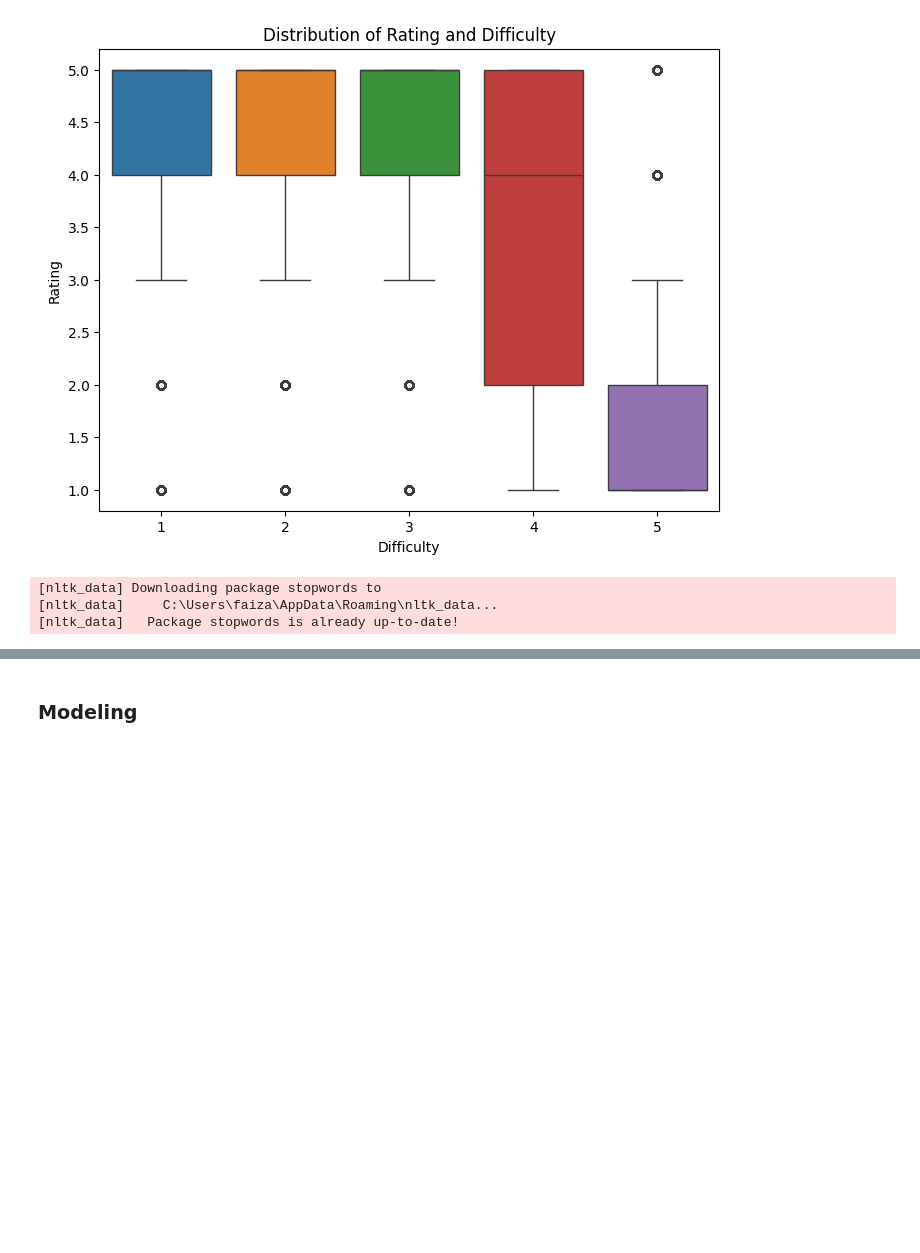
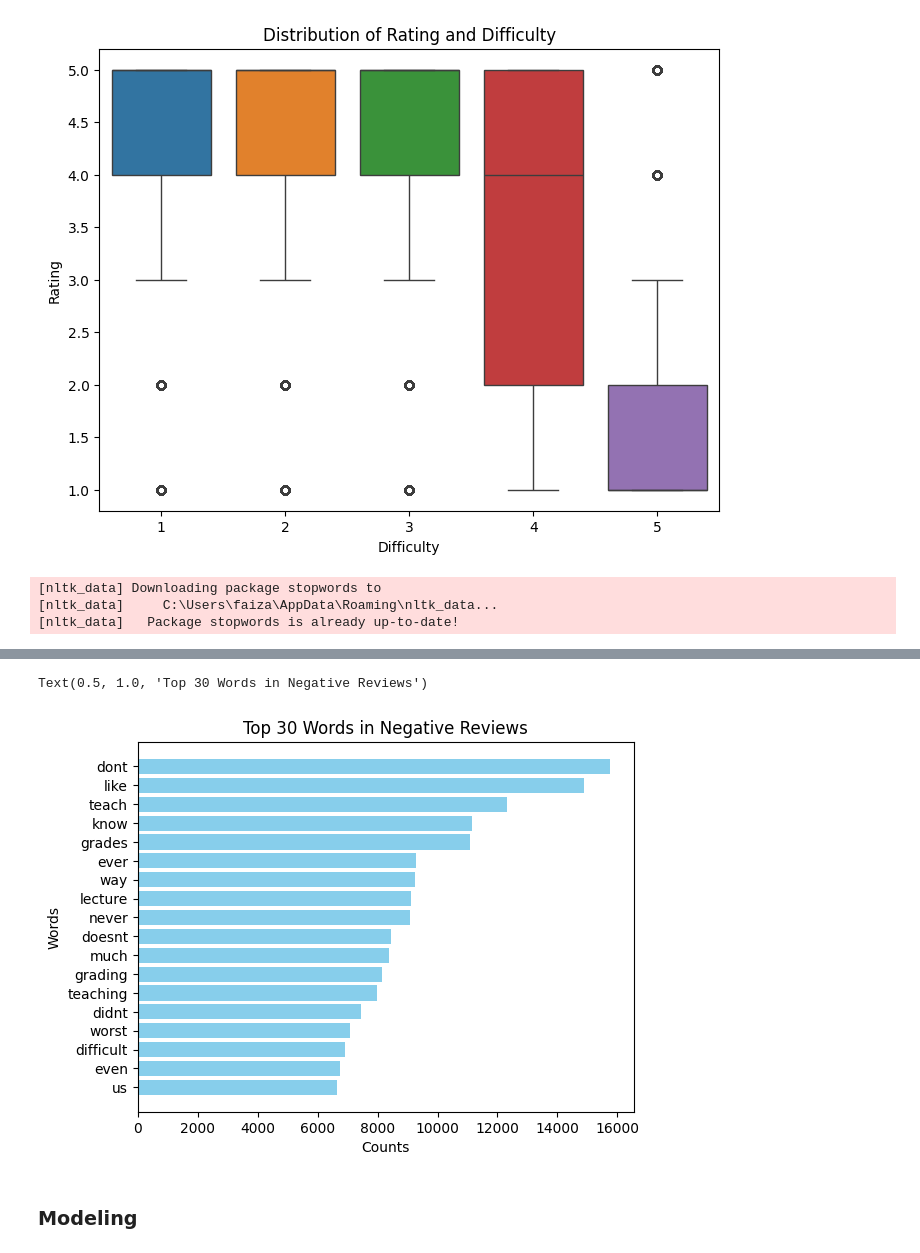
Before and after one commit to JudeRgamba/CSE-158R-Assignment-2, a Jupyter notebook: assignment2.ipynb, the cells around one changed output, grey strips where cells are left out. Saved outputs shown, nothing was run; the diff lists cells and outputs as text; code cells hidden in the pictures; blank space fills up the shorter version.

```diff
--- a/assignment2.ipynb
+++ b/assignment2.ipynb
@@ -225,3 +242,11 @@ print(only_neg)
+# %%
+plt.barh(only_neg, only_neg_counts, color='skyblue')
+plt.xlabel('Counts')
+plt.ylabel('Words')
+plt.title('Top 30 Words in Negative Reviews')
+# %% [output]
+Text(0.5, 1.0, 'Top 30 Words in Negative Reviews')
+[figure, added]
 # %% [markdown]
 ### Modeling
 # %%
```
Also changed, not shown: parts of 4 cells of this notebook.
